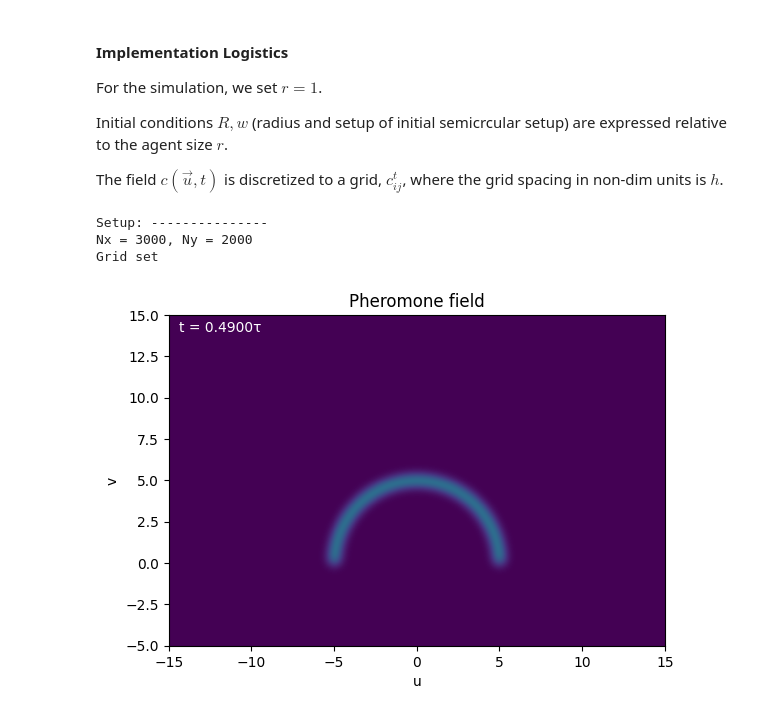
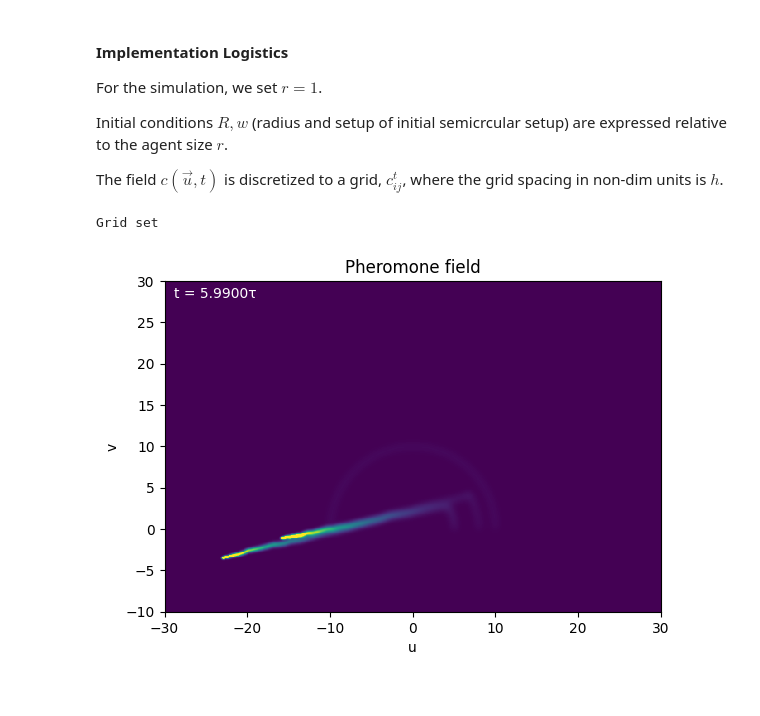
Before and after one commit to manoj-nh/Collectives, a Jupyter notebook: FieldDynamics_BackEuler.ipynb, the cells around one changed output. Saved outputs shown, nothing was run; the diff lists cells and outputs as text; code cells hidden in the pictures.

```diff
--- a/FieldDynamics_BackEuler.ipynb
+++ b/FieldDynamics_BackEuler.ipynb
@@ -155,12 +217,13 @@ class PheromoneField:
+# %%
+agents = [Agent([5,0], [0,1], v=4.0, laying=True),
+          Agent([8,0], [0,1], v=6.0, laying=True)]
 # %%
-field = PheromoneField(R = 5, h=0.01, P=10, kn=1, dt=0.01)
-field.set_initial_semicircle(R=5.0, W=0.5)
+field = PheromoneField(R = 10, h=0.1, P=50, kp = 3, kn=0.5, dt=0.01)
+field.set_initial_semicircle(R=10, W=0.5)
 # %% [output]
-Setup: ---------------
-Nx = 3000, Ny = 2000
 Grid set
 # %%
-ani = field.animate(steps=50, interval=50)
+ani = field.animate(600, agents)
 ani.save("pheromone.mp4", writer="ffmpeg", fps=20)
 # %% [output]
-[figure, old version]
+[figure, new version]
```
Also changed, not shown: parts of 7 cells of this notebook.
